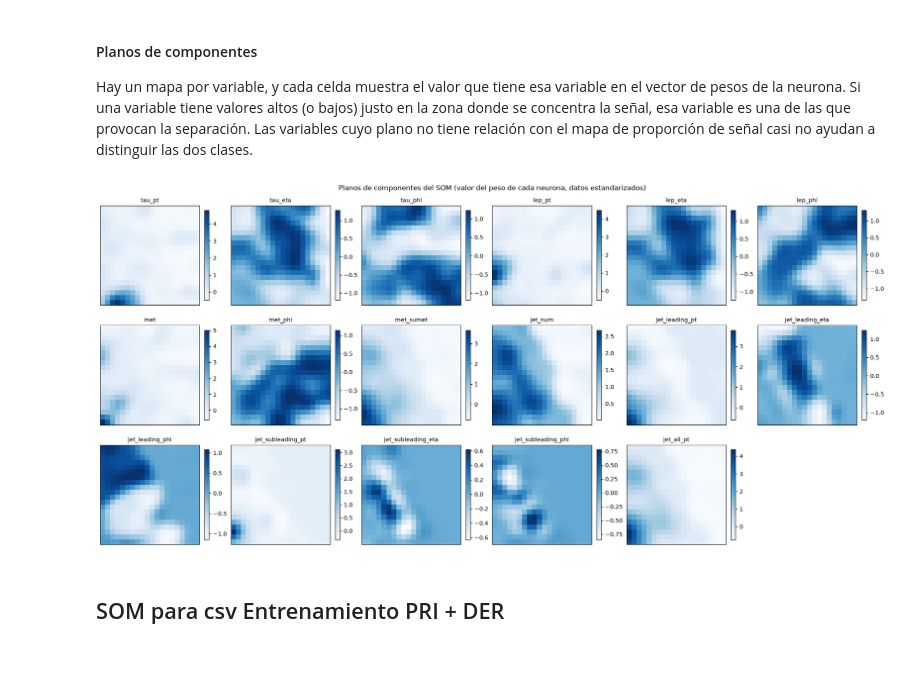
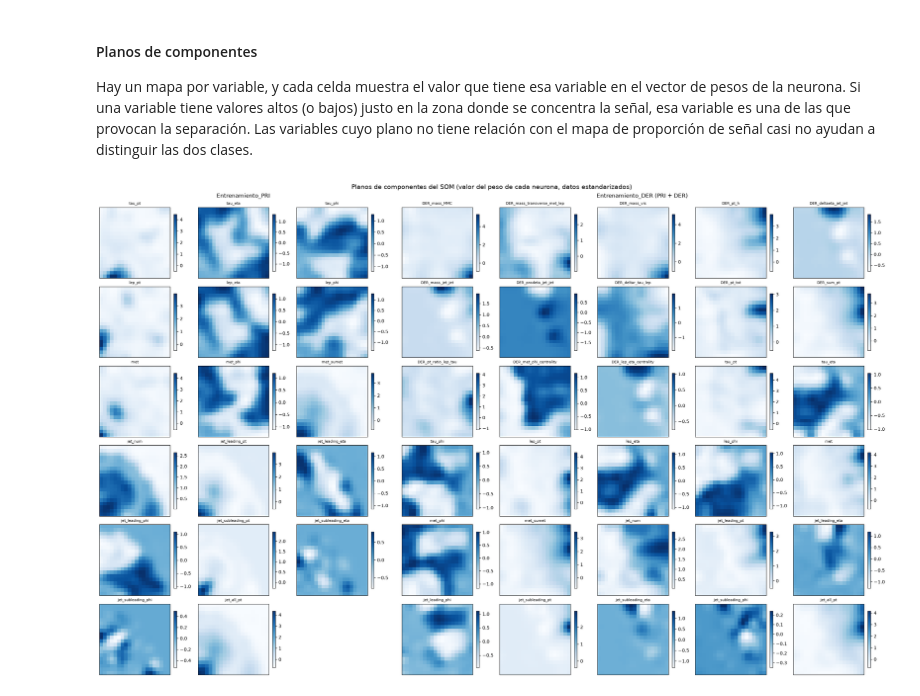
Before and after one commit to ClauGN/Tarea_Final_-AA, a Jupyter notebook: 2_SOM.ipynb, the cells around one changed output. Saved outputs shown, nothing was run; the diff lists cells and outputs as text; code cells hidden in the pictures; blank space fills up the shorter version.

```diff
--- a/2_SOM.ipynb
+++ b/2_SOM.ipynb
@@ -89,13 +112,20 @@ for i in range(EPOCAS):
 # BMU de cada evento usando la función bmu del entrenamiento
 LADO = 20
 
-bmu_eventos = np.array([bmu(x, pesos) for x in entrenamiento_PRI_numpy])
+bmu_eventos_PRI = np.array([bmu(x, pesos_PRI) for x in Entrenamiento_PRI_numpy])
+bmu_eventos_DER = np.array([bmu(x, pesos_DER) for x in Entrenamiento_DER_numpy])
+
 es_senal = (Entrenamiento["Label"] == "s").to_numpy()
 
+
 # conteos SIN ponderar por neurona
-hits_total = np.bincount(bmu_eventos, minlength=LADO * LADO).reshape(LADO, LADO)
-hits_senal = np.bincount(bmu_eventos[es_senal], minlength=LADO * LADO).reshape(LADO, LADO)
-hits_fondo = hits_total - hits_senal
+hits_total_PRI = np.bincount(bmu_eventos_PRI, minlength=LADO * LADO).reshape(LADO, LADO)
+hits_senal_PRI = np.bincount(bmu_eventos_PRI[es_senal], minlength=LADO * LADO).reshape(LADO, LADO)
+hits_fondo_PRI = hits_total_PRI - hits_senal_PRI
+
+hits_total_DER = np.bincount(bmu_eventos_DER, minlength=LADO * LADO).reshape(LADO, LADO)
+hits_senal_DER = np.bincount(bmu_eventos_DER[es_senal], minlength=LADO * LADO).reshape(LADO, LADO)
+hits_fondo_DER = hits_total_DER - hits_senal_DER
 
 proporcion_global = es_senal.mean()
 # %% [markdown]
@@ -187,27 +245,30 @@ Ambas se reparten casi de forma homogénea por el mapa, sin agruparse de forma c
 Hay un mapa por variable, y cada celda muestra el valor que tiene esa variable en el vector de pesos de la neurona. Si una variable tiene valores altos (o bajos) justo en la zona donde se concentra la señal, esa variable es una de las que provocan la separación. Las variables cuyo plano no tiene relación con el mapa de proporción de señal casi no ayudan a distinguir las dos clases.
 # %%
 # planos de componentes: un mapa por variable con el peso que cada neurona tiene en ella
-nombres_variables = Entrenamiento_PRI.columns
-planos = pesos.reshape(LADO, LADO, len(nombres_variables))
+def dibujar_planos(subfig, pesos, nombres_variables, n_columnas, titulo):
+    planos = pesos.reshape(LADO, LADO, len(nombres_variables))
+    n_filas = int(np.ceil(len(nombres_variables) / n_columnas))
+    axes = subfig.subplots(n_filas, n_columnas).ravel()
 
-N_COLUMNAS = 6
-n_filas = int(np.ceil(len(nombres_variables) / N_COLUMNAS))
-fig, axes = plt.subplots(n_filas, N_COLUMNAS, figsize=(3.2 * N_COLUMNAS, 3 * n_filas), constrained_layout=True)
-axes = axes.ravel()
+    for i, nombre in enumerate(nombres_variables):
+        imagen = axes[i].imshow(planos[:, :, i], cmap="Blues")
+        axes[i].set_title(nombre.replace("PRI_", ""), fontsize=8)  # las DER conservan el prefijo para distinguirlas
+        axes[i].set_xticks([])
+        axes[i].set_yticks([])
+        subfig.colorbar(imagen, ax=axes[i], shrink=0.8)  # cada variable con su propia escala
 
-for i, nombre in enumerate(nombres_variables):
-    imagen = axes[i].imshow(planos[:, :, i], cmap="Blues")
-    axes[i].set_title(nombre.replace("PRI_", ""), fontsize=10)
-    axes[i].set_xticks([])
-    axes[i].set_yticks([])
-    fig.colorbar(imagen, ax=axes[i], shrink=0.8)  # cada variable con su propia escala (valores estandarizados)
+    for ax in axes[len(nombres_variables):]:
+        ax.axis("off")
 
-for ax in axes[len(nombres_variables):]:
-    ax.axis("off")
+    subfig.suptitle(titulo)
 
-fig.suptitle("Planos de componentes del SOM (valor del peso de cada neurona, datos estandarizados)")
+# 17 variables en 3 columnas y 30 en 5 columnas: los dos bloques quedan con 6 filas y se pueden ver uno al lado del otro
+fig = plt.figure(figsize=(24, 15), constrained_layout=True)
+subfig_PRI, subfig_DER = fig.subfigures(1, 2, width_ratios=[3, 5])
+dibujar_planos(subfig_PRI, pesos_PRI, Entrenamiento_PRI.columns, 3, "Entrenamiento_PRI")
+dibujar_planos(subfig_DER, pesos_DER, Entrenamiento_DER.columns, 5, "Entrenamiento_DER (PRI + DER)")
+
+fig.suptitle("Planos de componentes del SOM (valor del peso de cada neurona, datos estandarizados)", fontsize=14)
 plt.show()
 # %% [output]
-[figure, old version]
+[figure, new version]
-# %% [markdown]
-## SOM para csv Entrenamiento PRI + DER
```
Also changed, not shown: parts of 7 cells of this notebook.
